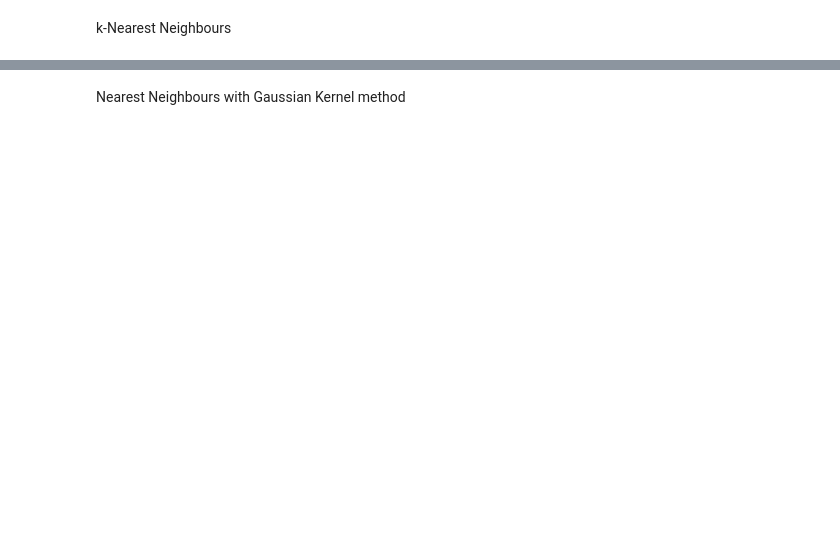
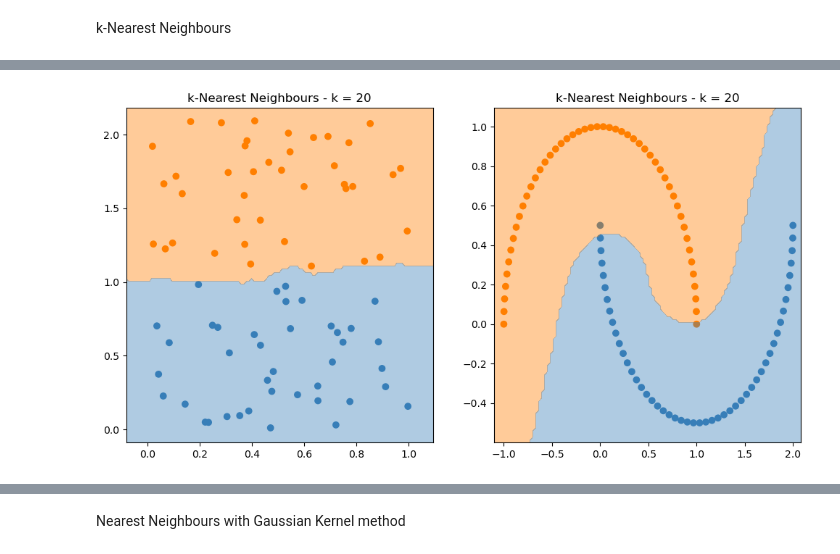
Before and after one commit to bmalick/machine-learning-grind, a Jupyter notebook: 01-machine-learning/08-nearest-neighbours/main.ipynb, the cells around one changed output, grey strips where cells are left out. Cells and saved outputs as stored; diff of their text form; code cells hidden in the pictures; blank space fills up the shorter version.

```diff
--- a/01-machine-learning/08-nearest-neighbours/main.ipynb
+++ b/01-machine-learning/08-nearest-neighbours/main.ipynb
@@ -65,0 +62,4 @@ plt.show()
+# %%
+k_nearest(20)
+# %% [output]
+[figure, added]
```
Also changed, not shown: parts of 14 cells of this notebook, 3 other files.
